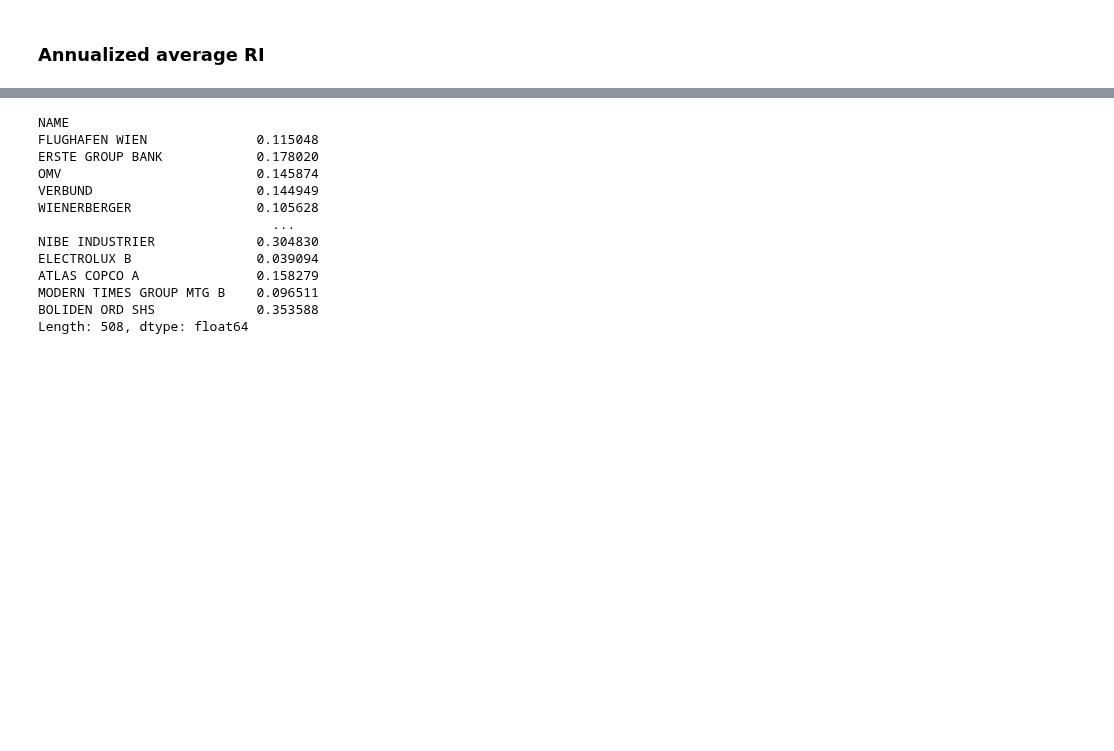
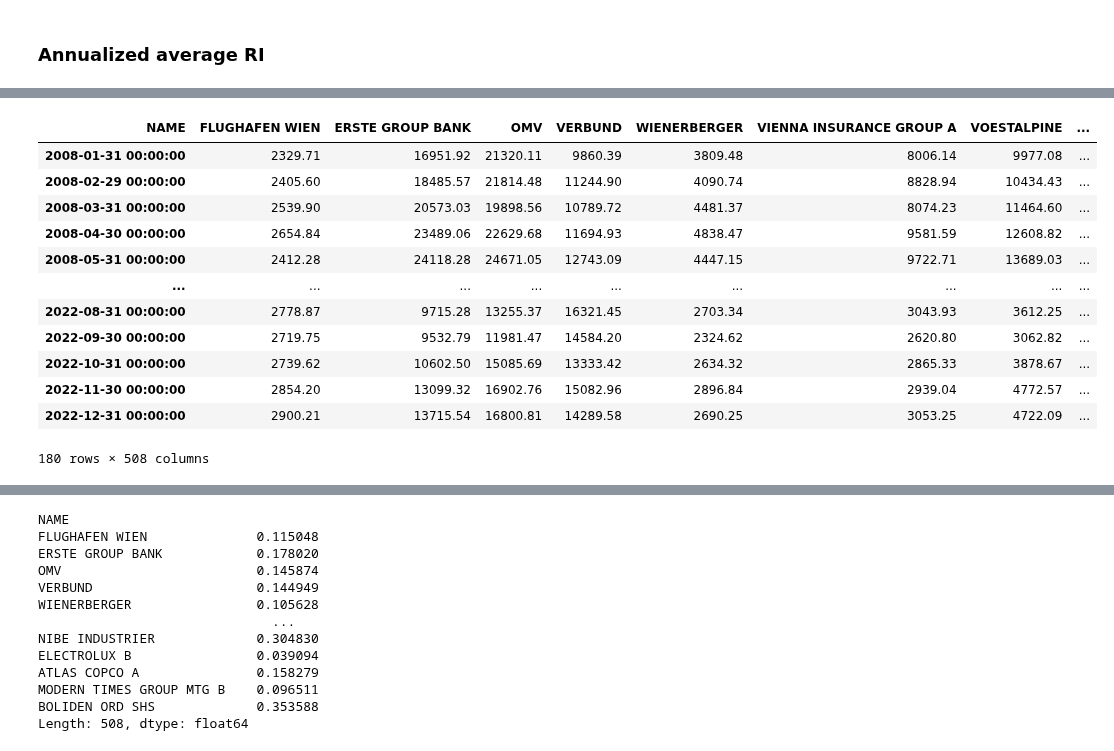
Before and after one commit to GiammarcoBozzelli/SEF, a Jupyter notebook: main.ipynb, the cells around one changed output, grey strips where cells are left out. Drawn from its saved outputs; the diff is of its cells as text; code cells hidden in the pictures; blank space fills up the shorter version.

```diff
--- a/main.ipynb
+++ b/main.ipynb
@@ -285,3 +285,20 @@ dfmcapitalizationT
+# %%
+dfmcapitalizationT = dfmcapitalizationpost.T
+dfmcapitalizationT
+# %% [output]
+| NAME | FLUGHAFEN WIEN | ERSTE GROUP BANK | OMV | VERBUND | WIENERBERGER | VIENNA INSURANCE GROUP A | VOESTALPINE | ... |
+| 2008-01-31 00:00:00 | 2329.71 | 16951.92 | 21320.11 | 9860.39 | 3809.48 | 8006.14 | 9977.08 | ... |
+| 2008-02-29 00:00:00 | 2405.60 | 18485.57 | 21814.48 | 11244.90 | 4090.74 | 8828.94 | 10434.43 | ... |
+| 2008-03-31 00:00:00 | 2539.90 | 20573.03 | 19898.56 | 10789.72 | 4481.37 | 8074.23 | 11464.60 | ... |
+| 2008-04-30 00:00:00 | 2654.84 | 23489.06 | 22629.68 | 11694.93 | 4838.47 | 9581.59 | 12608.82 | ... |
+| 2008-05-31 00:00:00 | 2412.28 | 24118.28 | 24671.05 | 12743.09 | 4447.15 | 9722.71 | 13689.03 | ... |
+| ... | ... | ... | ... | ... | ... | ... | ... | ... |
+| 2022-08-31 00:00:00 | 2778.87 | 9715.28 | 13255.37 | 16321.45 | 2703.34 | 3043.93 | 3612.25 | ... |
+| 2022-09-30 00:00:00 | 2719.75 | 9532.79 | 11981.47 | 14584.20 | 2324.62 | 2620.80 | 3062.82 | ... |
+| 2022-10-31 00:00:00 | 2739.62 | 10602.50 | 15085.69 | 13333.42 | 2634.32 | 2865.33 | 3878.67 | ... |
+| 2022-11-30 00:00:00 | 2854.20 | 13099.32 | 16902.76 | 15082.96 | 2896.84 | 2939.04 | 4772.57 | ... |
+| 2022-12-31 00:00:00 | 2900.21 | 13715.54 | 16800.81 | 14289.58 | 2690.25 | 3053.25 | 4722.09 | ... |
+180 rows × 508 columns
 # %%
 dfmreturns = dfmcapitalizationT.pct_change()
 # %%
```
Also changed, not shown: parts of 18 cells of this notebook.
